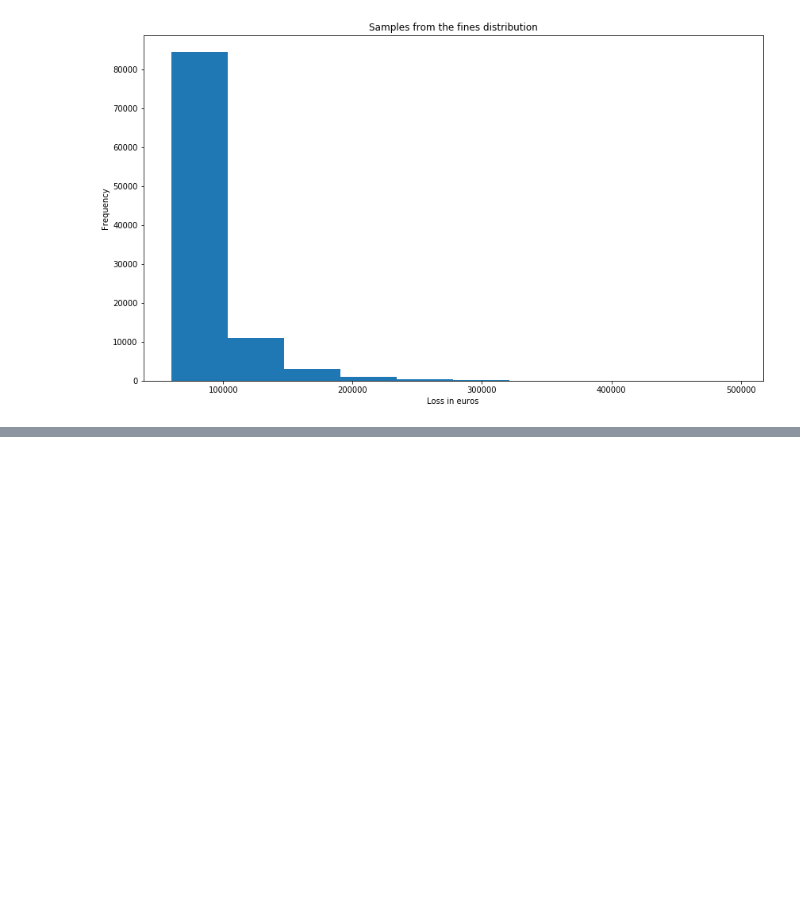
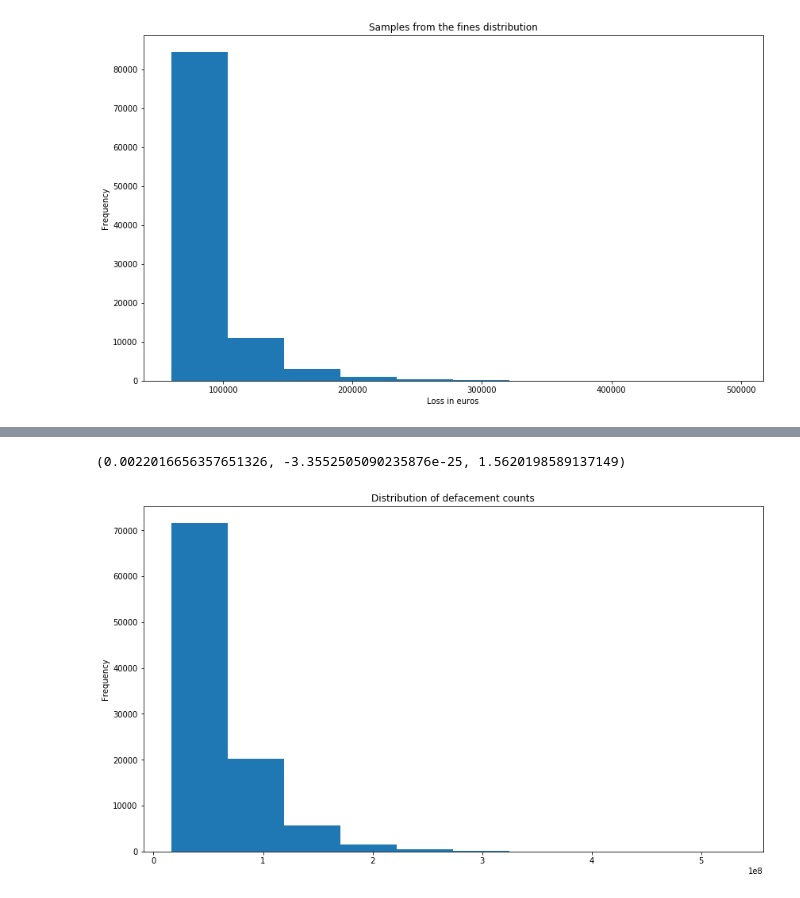
Before and after one commit to samvho/EoCS-portals, a Jupyter notebook: assignment2_data.ipynb, the cells around one changed output, grey strips where cells are left out. Saved outputs shown, nothing was run; the diff lists cells and outputs as text; code cells hidden in the pictures; blank space fills up the shorter version.

```diff
--- a/assignment2_data.ipynb
+++ b/assignment2_data.ipynb
@@ -94,0 +153,14 @@ Text(0.5, 0, 'Loss in euros')
+# %%
+stats.gamma.fit(df['2016'])
+# %% [output]
+(0.0022016656357651326, -3.3552505090235876e-25, 1.5620198589137149)
+# %%
+alpha=1
+loc=4000
+beta=10000
+# %%
+samples = stats.gamma.rvs(a=alpha, loc=loc, scale=beta, size=100000)
+# %%
+plot = pd.Series(samples*4096).plot(kind='hist', figsize=(14,8), title='Distribution of defacement counts')
+# %% [output]
+[figure, added]
```
Also changed, not shown: parts of 9 cells of this notebook.
